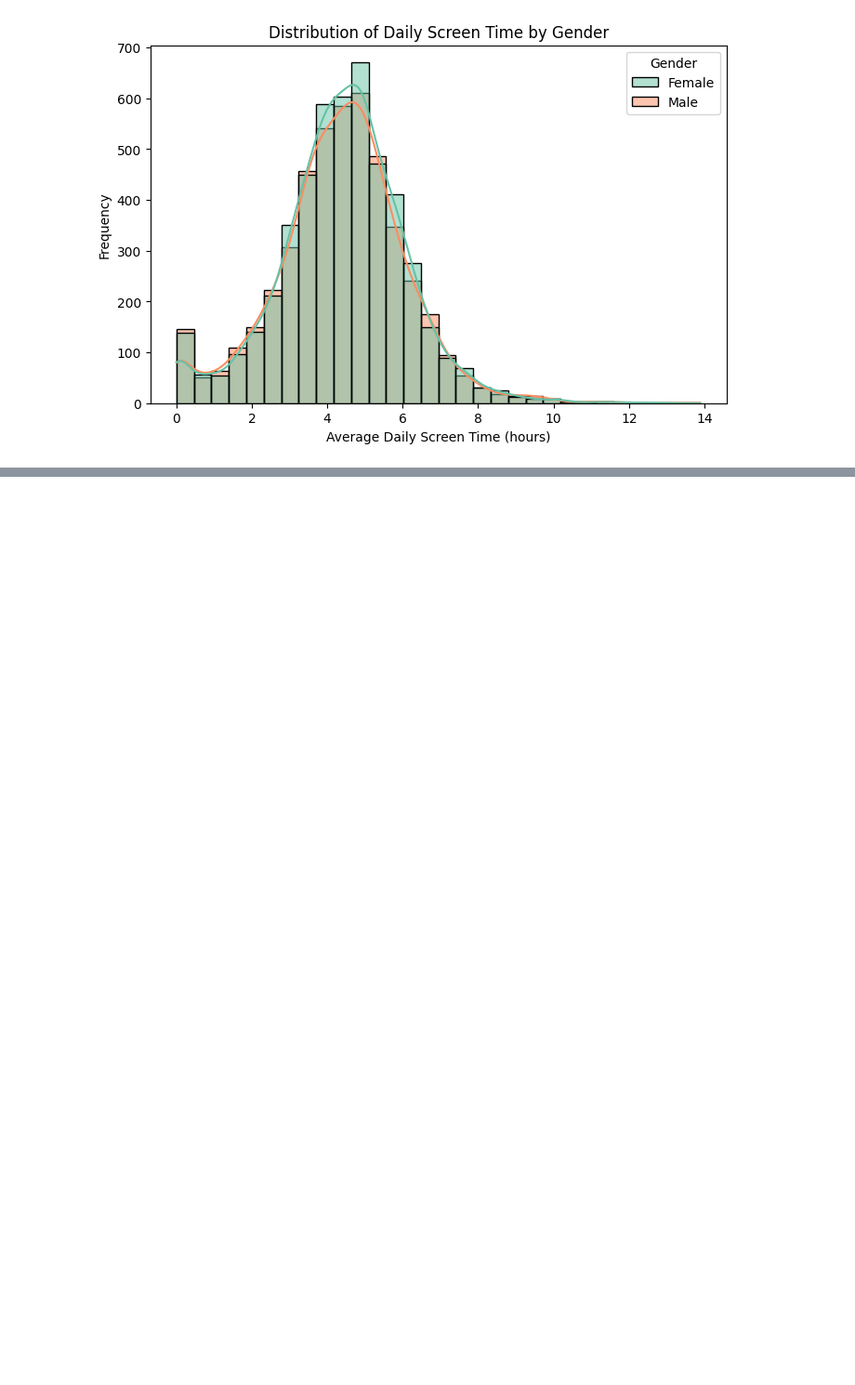
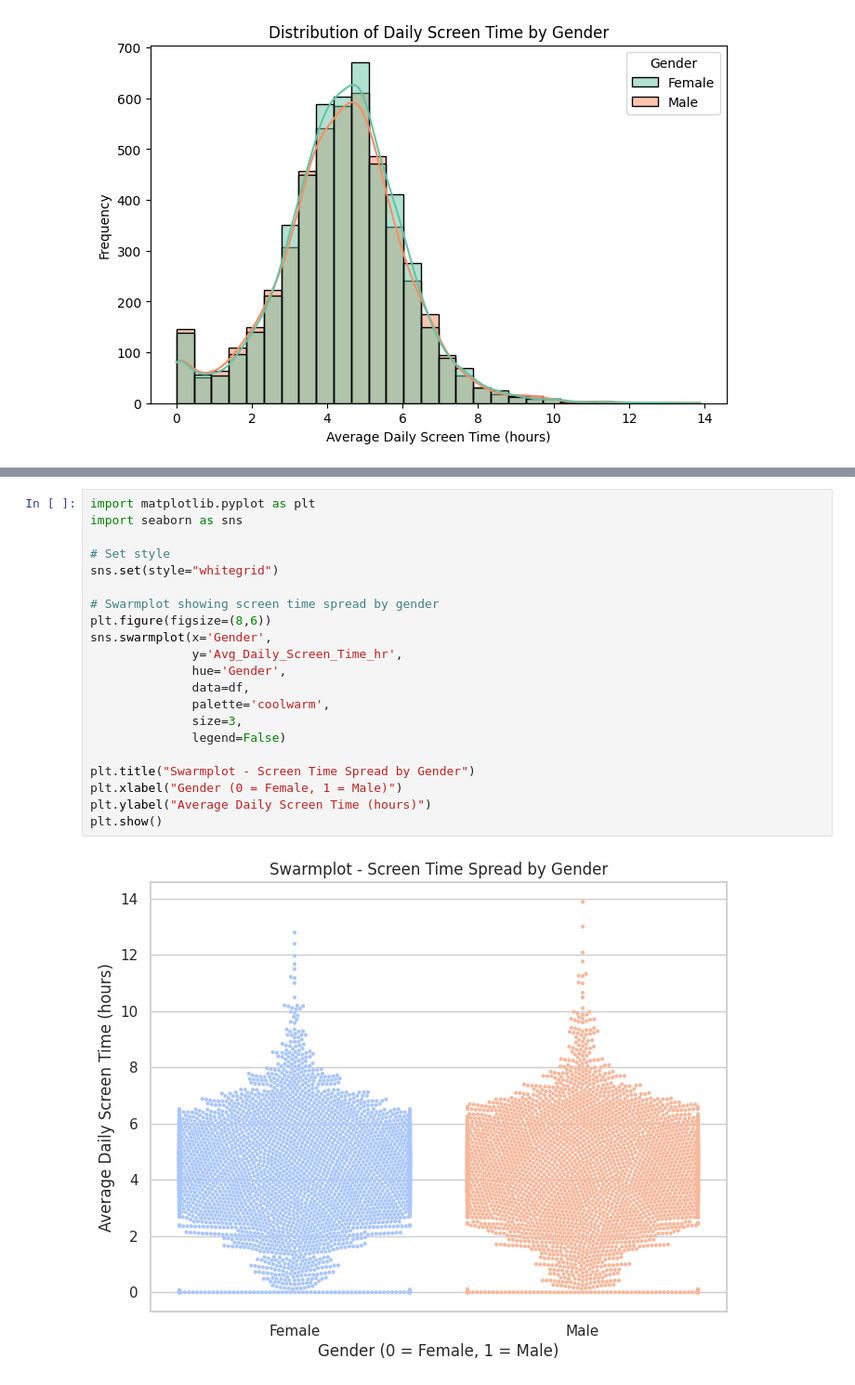
Before and after one commit to Joshika-Mentor/-Kid-s-Screentime-Visualization-Infosys-springboard-program-, a Jupyter notebook: ScreenSense.ipynb, the cells around one changed output, grey strips where cells are left out. Shown at 93% size. Cells and saved outputs as stored; diff of their text form; blank space fills up the shorter version.

```diff
--- a/ScreenSense.ipynb
+++ b/ScreenSense.ipynb
@@ -262,0 +267,23 @@ plt.show()
+# %%
+import matplotlib.pyplot as plt
+import seaborn as sns
+
+# Set style
+sns.set(style="whitegrid")
+
+# Swarmplot showing screen time spread by gender
+plt.figure(figsize=(8,6))
+sns.swarmplot(x='Gender',
+              y='Avg_Daily_Screen_Time_hr',
+              hue='Gender',
+              data=df,
+              palette='coolwarm',
+              size=3,
+              legend=False)
+
+plt.title("Swarmplot - Screen Time Spread by Gender")
+plt.xlabel("Gender (0 = Female, 1 = Male)")
+plt.ylabel("Average Daily Screen Time (hours)")
+plt.show()
+# %% [output]
+[figure, added]
```
Also changed, not shown: parts of 3 cells of this notebook.
